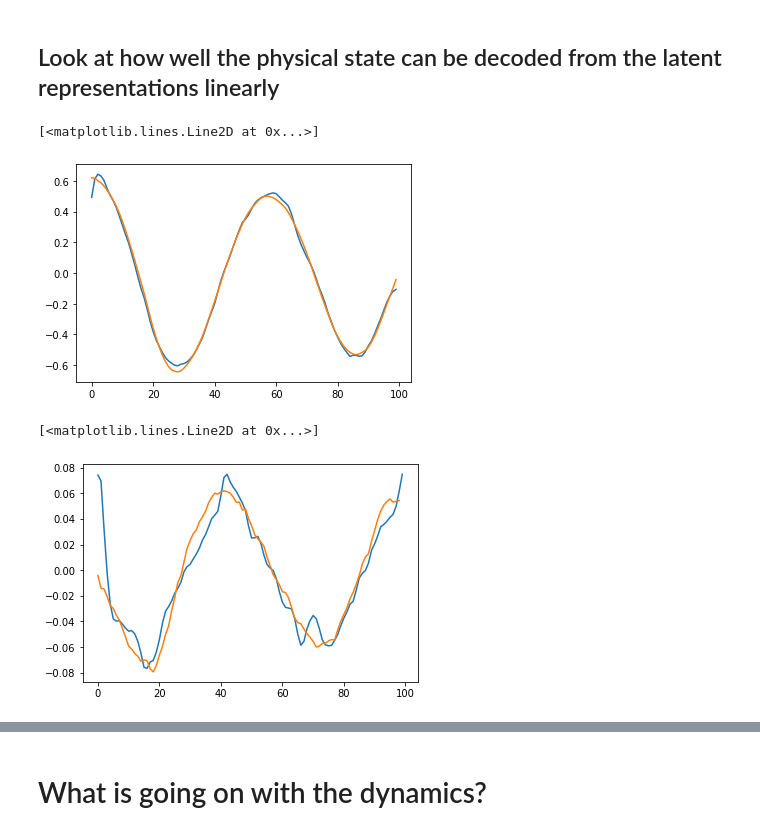
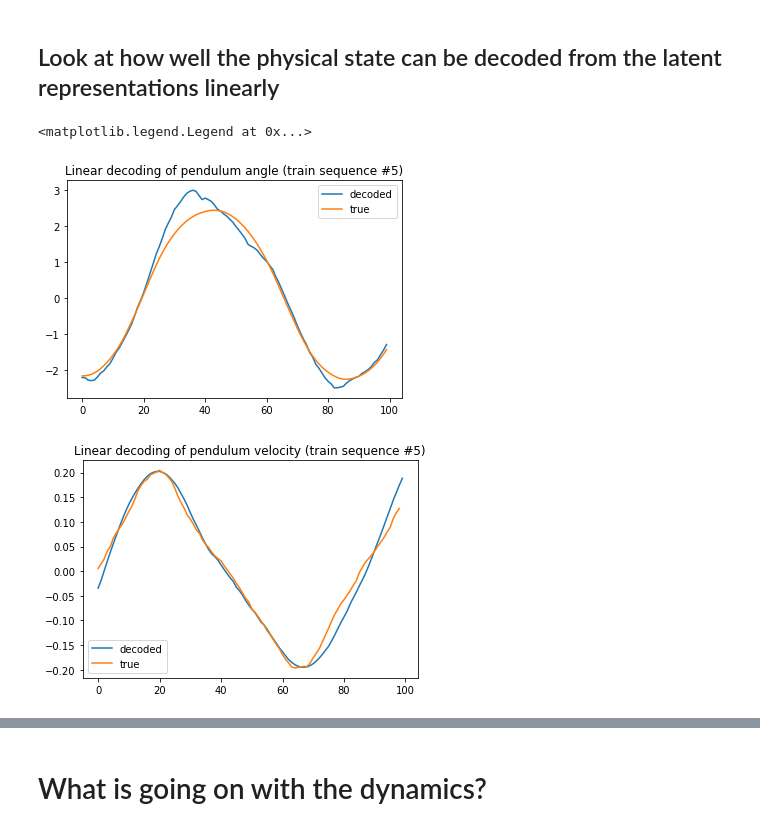
Before and after one commit to matthew9671/MattLab, a Jupyter notebook: Revisiting_SVAE.ipynb, the cells around one changed output, grey strips where cells are left out. Saved outputs shown, nothing was run; the diff lists cells and outputs as text; code cells hidden in the pictures.

```diff
--- a/Revisiting_SVAE.ipynb
+++ b/Revisiting_SVAE.ipynb
@@ -3875,19 +3865,39 @@ targets = np.load("pendulum/pend_regression.npz")["train_targets"]
+# %%
+temp_params = deepcopy(run_params)
+temp_params["mask_size"] = 0
+
+def encode(data):
+    out = model.elbo(jr.PRNGKey(0), data, params, **temp_params)
+    post_params = out["posterior_params"]
+    post_dist = model.posterior.distribution(post_params)
+    return post_dist.mean()
+
+all_latents_train = vmap(encode)(data_dict["train_data"])
 # %%
-states = targets[data_id][::2]
-thetas = np.arctan2(states[:,0], states[:,1])
-omegas = thetas[1:]-thetas[:-1]
+states = targets[:,::2]
+train_thetas = np.arctan2(states[:,:,0], states[:,:,1])
+train_omegas = train_thetas[:,1:]-train_thetas[:,:-1]
+thetas = train_thetas.flatten()
+omegas = train_omegas.flatten()
+# %%
+D = 5
+xs_theta = all_latents_train.reshape((-1, D))
+xs_omega = all_latents_train[:,1:].reshape((-1, D))
 # %%
-W_theta, _, _, _ = np.linalg.lstsq(Ex, thetas)
-W_omega, _, _, _ = np.linalg.lstsq(Ex[1:], omegas)
+W_theta, _, _, _ = np.linalg.lstsq(xs_theta, thetas)
+W_omega, _, _, _ = np.linalg.lstsq(xs_omega, omegas)
-# %%
-plt.plot(Ex @ W_theta)
-plt.plot(thetas)
-# %% [output]
-[<matplotlib.lines.Line2D at 0x...>]
-[figure, removed]
-# %%
-plt.plot(Ex @ W_omega)
-plt.plot(omegas)
-# %% [output]
-[<matplotlib.lines.Line2D at 0x...>]
-[figure, removed]
+# %%
+test_id = 0 if "test_id" not in globals() else test_id + 1
+plt.plot(all_latents_train[test_id] @ W_theta, label="decoded")
+plt.plot(train_thetas[test_id], label="true")
+plt.title("Linear decoding of pendulum angle (train sequence #{})".format(test_id))
+plt.legend()
+plt.figure()
+plt.plot(all_latents_train[test_id] @ W_omega, label="decoded")
+plt.plot(train_omegas[test_id], label="true")
+plt.title("Linear decoding of pendulum velocity (train sequence #{})".format(test_id))
+plt.legend()
+# %% [output]
+<matplotlib.legend.Legend at 0x...>
+[figure, added]
+[figure, added]
```
Also changed, not shown: parts of 20 cells of this notebook.
